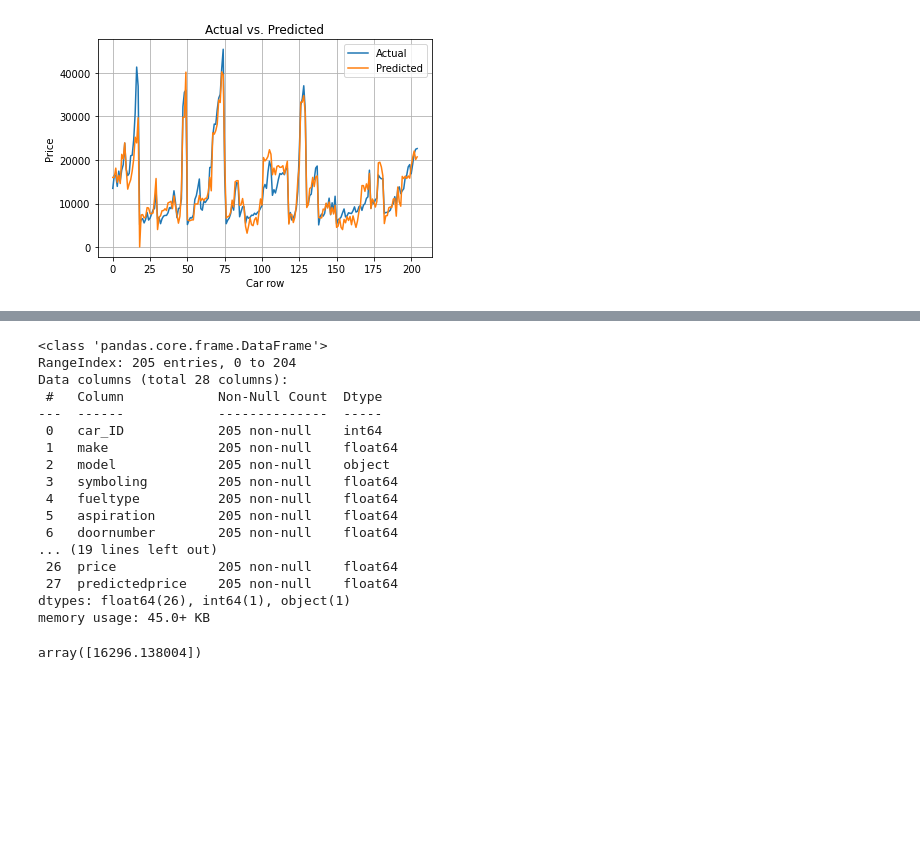
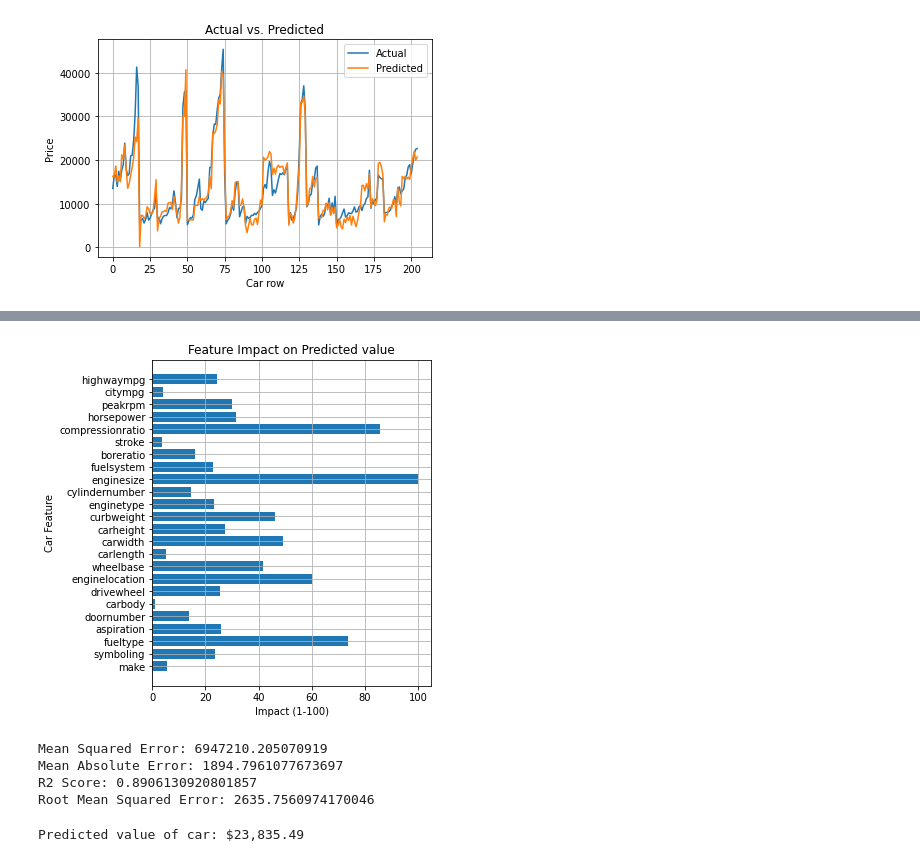
Before and after one commit to KVN2099/Car-Price-Prediction, a Jupyter notebook: Main.ipynb, the cells around one changed output, grey strips where cells are left out. Saved outputs shown, nothing was run; the diff lists cells and outputs as text; code cells hidden in the pictures; blank space fills up the shorter version.

```diff
--- a/Main.ipynb
+++ b/Main.ipynb
@@ -234,21 +215,34 @@ plt.show()
-# %%
-df.info()
-# %% [output]
-<class 'pandas.core.frame.DataFrame'>
-RangeIndex: 205 entries, 0 to 204
-Data columns (total 28 columns):
- #   Column            Non-Null Count  Dtype
----  ------            --------------  -----
- 0   car_ID            205 non-null    int64
- 1   make              205 non-null    float64
- 2   model             205 non-null    object
- 3   symboling         205 non-null    float64
- 4   fueltype          205 non-null    float64
- 5   aspiration        205 non-null    float64
- 6   doornumber        205 non-null    float64
-... (19 lines left out)
- 26  price             205 non-null    float64
- 27  predictedprice    205 non-null    float64
-dtypes: float64(26), int64(1), object(1)
-memory usage: 45.0+ KB
+# %%
+f = plt.figure()
+f.set_figwidth(5)
+f.set_figheight(6)
+
+plt.barh(df.columns[1:-2], normalize(model.coef_, 1, 100))
+
+plt.title('Feature Impact on Predicted value')
+
+plt.xlabel('Impact (1-100)')
+plt.ylabel('Car Feature')
+
+plt.grid()
+plt.show()
+# %% [output]
+[figure, added]
+# %%
+from sklearn.metrics import mean_squared_error, mean_absolute_error, r2_score
+
+metrics = {
+    'Mean Squared Error': mean_squared_error,
+    'Mean Absolute Error': mean_absolute_error,
+    'R2 Score': r2_score,
+    'Root Mean Squared Error': lambda x, y: mean_squared_error(x, y) ** .5
+}
+
+for metric in metrics:
+    print(f'{metric}: {metrics[metric](df["price"], df["predictedprice"])}')
+# %% [output]
+Mean Squared Error: 6947210.205070919
+Mean Absolute Error: 1894.7961077673697
+R2 Score: 0.8906130920801857
+Root Mean Squared Error: 2635.7560974170046
 # %%
@@ -302,4 +291,4 @@ row = pd.DataFrame.from_dict(dict((k, [v]) for k, v in encoded.items()))
 # %%
-model.predict(row)
+print('Predicted value of car: ${:,.2f}'.format(model.predict(test_sample)[0]))
 # %% [output]
-array([16296.138004])
+Predicted value of car: $23,835.49
```
Also changed, not shown: parts of 12 cells of this notebook.
